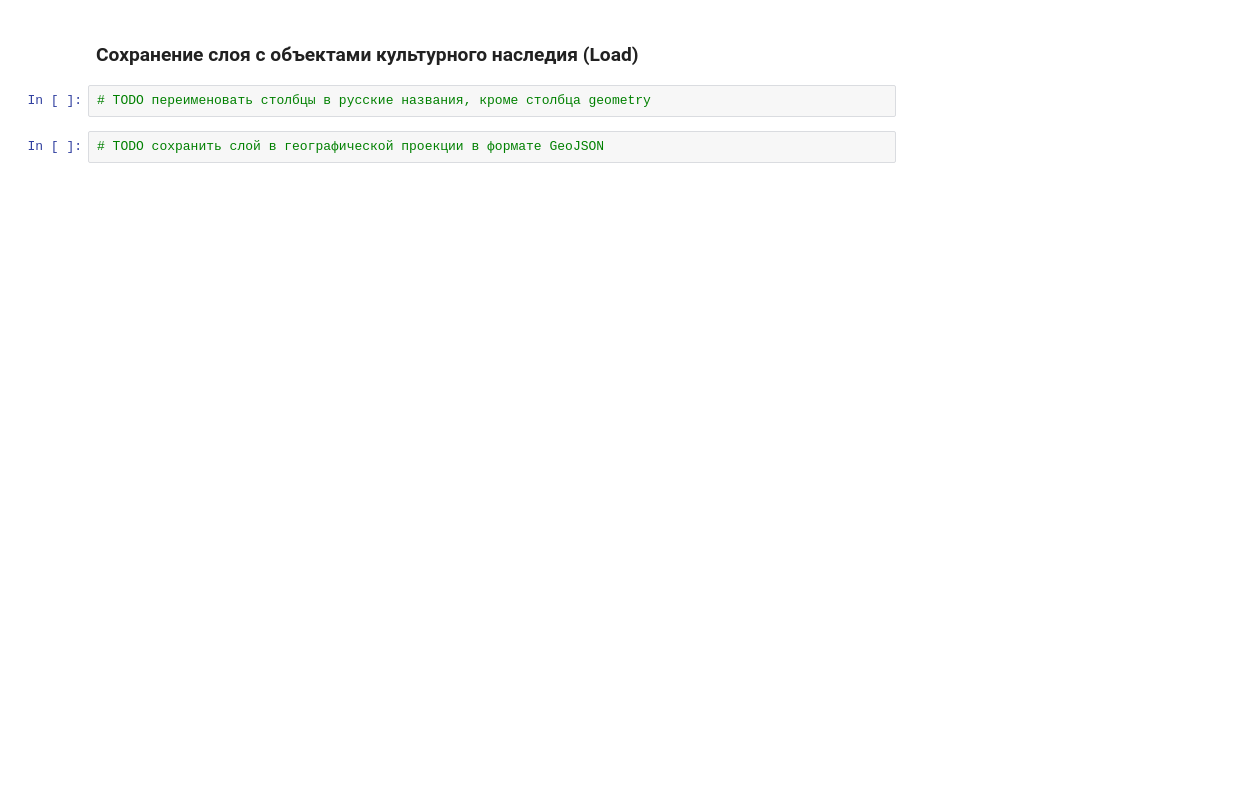
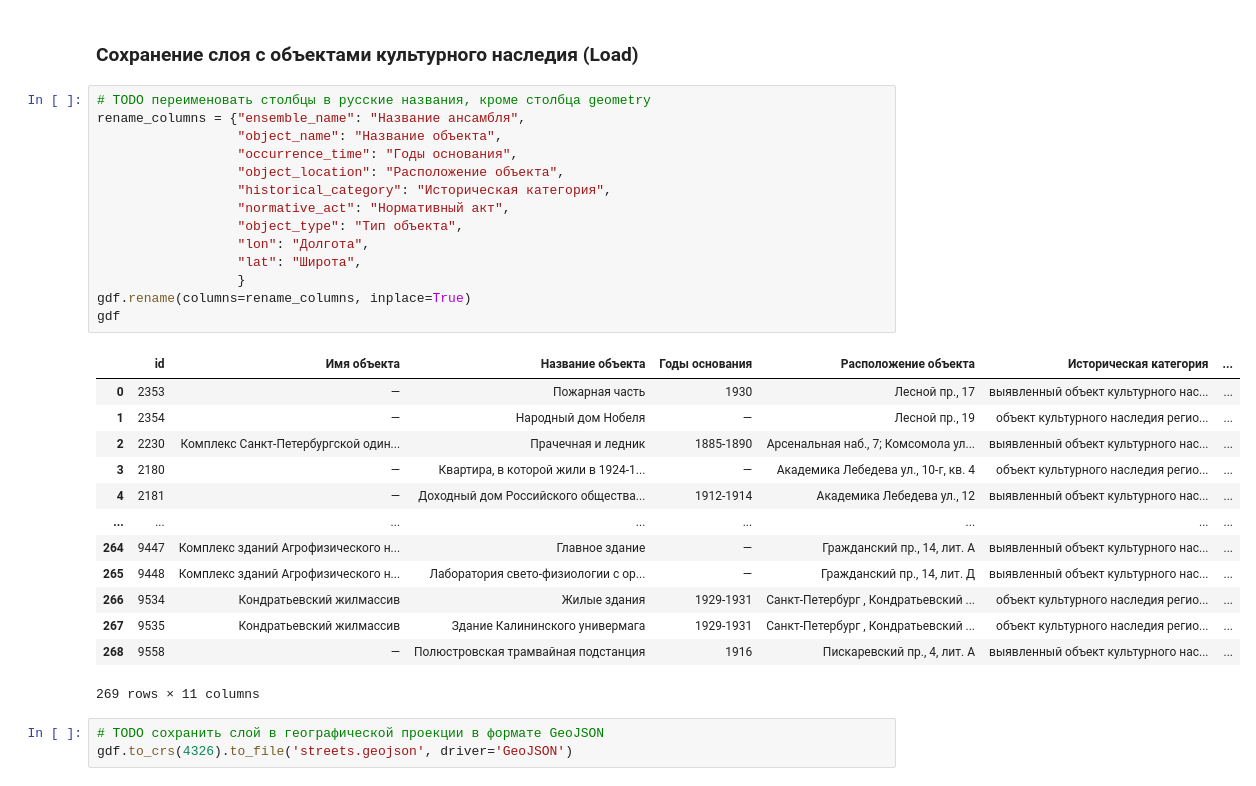
Before and after one commit to vgrozov512-osp/PythonUrbanITMO2023_GrozovVA, a Jupyter notebook: PythonUrban_final_task.ipynb, the cells around one changed output. Saved outputs shown, nothing was run; the diff lists cells and outputs as text; blank space fills up the shorter version.

```diff
--- a/PythonUrban_final_task.ipynb
+++ b/PythonUrban_final_task.ipynb
@@ -123,6 +167,33 @@ gdf.to_crs(4326).to_file('streets.geojson', driver='GeoJSON')
 # %% [markdown]
 ### Сохранение слоя с объектами культурного наследия (Load)
-# %%
-# TODO переименовать столбцы в русские названия, кроме столбца geometry
+# %%
+# TODO переименовать столбцы в русские названия, кроме столбца geometry
+rename_columns = {"ensemble_name": "Название ансамбля",
+                  "object_name": "Название объекта",
+                  "occurrence_time": "Годы основания",
+                  "object_location": "Расположение объекта",
+                  "historical_category": "Историческая категория",
+                  "normative_act": "Нормативный акт",
+                  "object_type": "Тип объекта",
+                  "lon": "Долгота",
+                  "lat": "Широта",
+                  }
+gdf.rename(columns=rename_columns, inplace=True)
+gdf
+# %% [output]
+|  | id | Имя объекта | Название объекта | Годы основания | Расположение объекта | Историческая категория | ... |
+| 0 | 2353 | — | Пожарная часть | 1930 | Лесной пр., 17 | выявленный объект культурного нас... | ... |
+| 1 | 2354 | — | Народный дом Нобеля | — | Лесной пр., 19 | объект культурного наследия регио... | ... |
+| 2 | 2230 | Комплекс Санкт-Петербургской один... | Прачечная и ледник | 1885-1890 | Арсенальная наб., 7; Комсомола ул... | выявленный объект культурного нас... | ... |
+| 3 | 2180 | — | Квартира, в которой жили в 1924-1... | — | Академика Лебедева ул., 10-г, кв. 4 | объект культурного наследия регио... | ... |
+| 4 | 2181 | — | Доходный дом Российского общества... | 1912-1914 | Академика Лебедева ул., 12 | выявленный объект культурного нас... | ... |
+| ... | ... | ... | ... | ... | ... | ... | ... |
+| 264 | 9447 | Комплекс зданий Агрофизического н... | Главное здание | — | Гражданский пр., 14, лит. А | выявленный объект культурного нас... | ... |
+| 265 | 9448 | Комплекс зданий Агрофизического н... | Лаборатория свето-физиологии с ор... | — | Гражданский пр., 14, лит. Д | выявленный объект культурного нас... | ... |
+| 266 | 9534 | Кондратьевский жилмассив | Жилые здания | 1929-1931 | Санкт-Петербург , Кондратьевский ... | объект культурного наследия регио... | ... |
+| 267 | 9535 | Кондратьевский жилмассив | Здание Калининского универмага | 1929-1931 | Санкт-Петербург , Кондратьевский ... | объект культурного наследия регио... | ... |
+| 268 | 9558 | — | Полюстровская трамвайная подстанция | 1916 | Пискаревский пр., 4, лит. А | выявленный объект культурного нас... | ... |
+269 rows × 11 columns
 # %%
 # TODO сохранить слой в географической проекции в формате GeoJSON
+gdf.to_crs(4326).to_file('streets.geojson', driver='GeoJSON')
```
Also changed, not shown: parts of 4 cells of this notebook.
